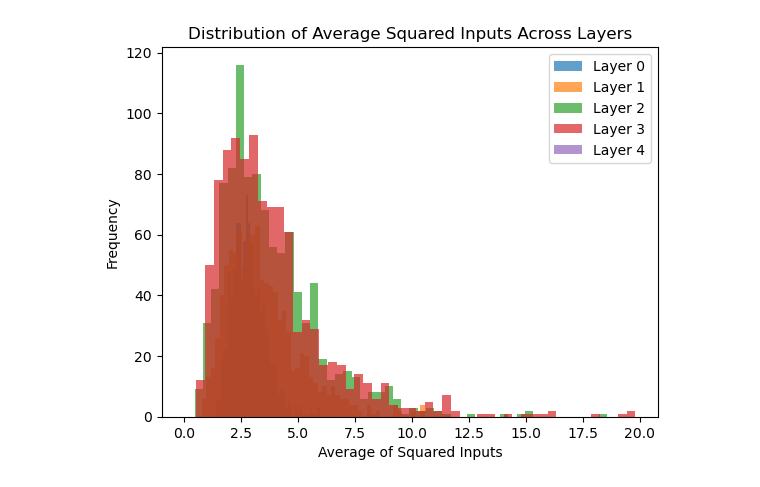
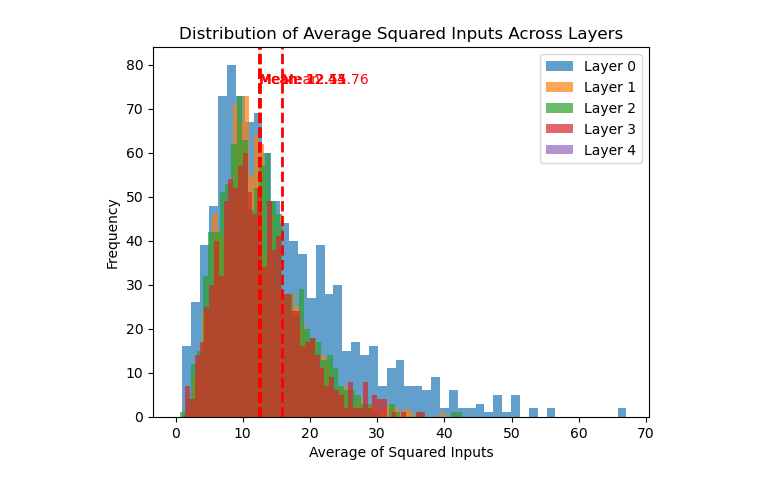
Before and after one commit to rasch001/Deep_Learning, a Jupyter notebook: project_1_file_3.ipynb, the cells around one changed output. Saved outputs shown, nothing was run; the diff lists cells and outputs as text; code cells hidden in the pictures.

```diff
--- a/project_1_file_3.ipynb
+++ b/project_1_file_3.ipynb
@@ -9,12 +30,12 @@ import numpy as np
 import matplotlib.pyplot as plt
 
 class DeepFeedforwardNetwork(nn.Module):
-    def __init__(self, num_layers, layer_size, sigma_w, sigma_b, activation_function=None):
+    def __init__(self, num_layers, layer_width, sigma_w, sigma_b, activation_function=None):
         """
         Initializes the deep feedforward network.
 
         :param num_layers: Number of layers in the network (excluding input layer)
-        :param layer_size: Number of neurons in each layer
+        :param layer_width: Number of neurons in each layer
         :param sigma_w: Standard deviation for weight initialization
         :param sigma_b: Standard deviation for bias initialization
         :param activation_function: Nonlinearity function (default is ReLU)
@@ -24,8 +45,8 @@ class DeepFeedforwardNetwork(nn.Module):
         self.activation_function = activation_function or F.relu
 
         for _ in range(num_layers):
-            layer = nn.Linear(layer_size, layer_size)
-            nn.init.normal_(layer.weight, mean=0.0, std=sigma_w / (layer_size ** 0.5))
+            layer = nn.Linear(layer_width, layer_width)
+            nn.init.normal_(layer.weight, mean=0.0, std=sigma_w / (layer_width)**0.5)
             nn.init.normal_(layer.bias, mean=0.0, std=sigma_b)
             self.layers.append(layer)
 
@@ -42,38 +63,45 @@ class DeepFeedforwardNetwork(nn.Module):
             activations.append(x_linear)
             x = self.activation_function(x_linear)
         return x, activations
 
 
-def compute_avg_squared_input(num_layers, layer_size, sigma_w, sigma_b, num_networks=1000, num_inputs=1000):
+def compute_avg_squared_input(num_layers, layer_width, sigma_w, sigma_b, num_networks=1000, num_inputs=1):
     squared_inputs = [[] for _ in range(num_layers + 1)]
 
     for _ in range(num_networks):
-        model = DeepFeedforwardNetwork(num_layers, layer_size, sigma_w, sigma_b)
-        inputs = torch.randn(num_inputs, layer_size)  # Standard normal distribution
+        model = DeepFeedforwardNetwork(num_layers, layer_width, sigma_w, sigma_b, activation_function=torch.tanh)
+        inputs = torch.randn(num_inputs, layer_width)  # Standard normal distribution
         _, activations = model(inputs)
         for i, activation in enumerate(activations):
             mean_squared = torch.mean(activation ** 2, dim=0).mean().item()
             squared_inputs[i].append(mean_squared)
 
     return squared_inputs
 
 # Parameters
 num_layers = 4
-layer_size = 10
-sigma_w = 1.1
-sigma_b = 1.3
+layer_width = 10
+sigma_w = 4
+sigma_b = 0.3
 
 # Compute distribution
-avg_squared_inputs_distribution = compute_avg_squared_input(num_layers, layer_size, sigma_w, sigma_b)
+avg_squared_inputs_distribution = compute_avg_squared_input(num_layers, layer_width, sigma_w, sigma_b)
 
 # Plot the distribution for each layer
 for i, data in enumerate(avg_squared_inputs_distribution):
     plt.hist(data, bins=50, alpha=0.7, label=f'Layer {i}')
+
+    # Calculate the mean value of the squared inputs
+    mean_value = np.mean(data)
+
+    # Plot the mean value as a vertical line
+    plt.axvline(mean_value, color='red', linestyle='dashed', linewidth=2)
+    plt.text(mean_value, plt.ylim()[1] * 0.9, f'Mean: {mean_value:.2f}', color='red')
 
 plt.xlabel('Average of Squared Inputs')
 plt.ylabel('Frequency')
 plt.title('Distribution of Average Squared Inputs Across Layers')
 plt.legend()
 plt.show()
 # %% [output]
-[figure, old version]
+[figure, new version]
```
Also changed, not shown: parts of 13 cells of this notebook.
